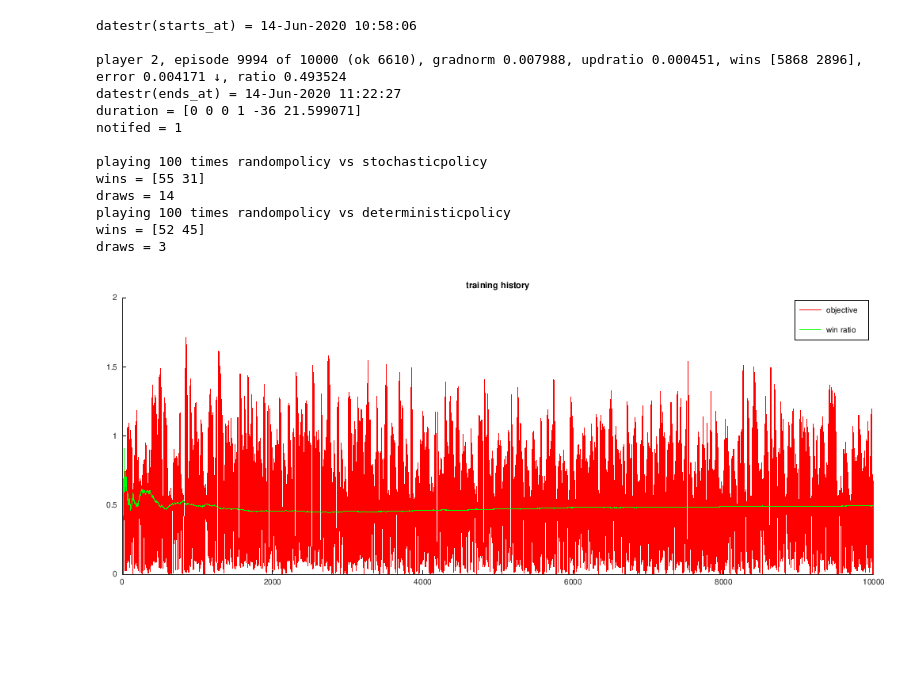
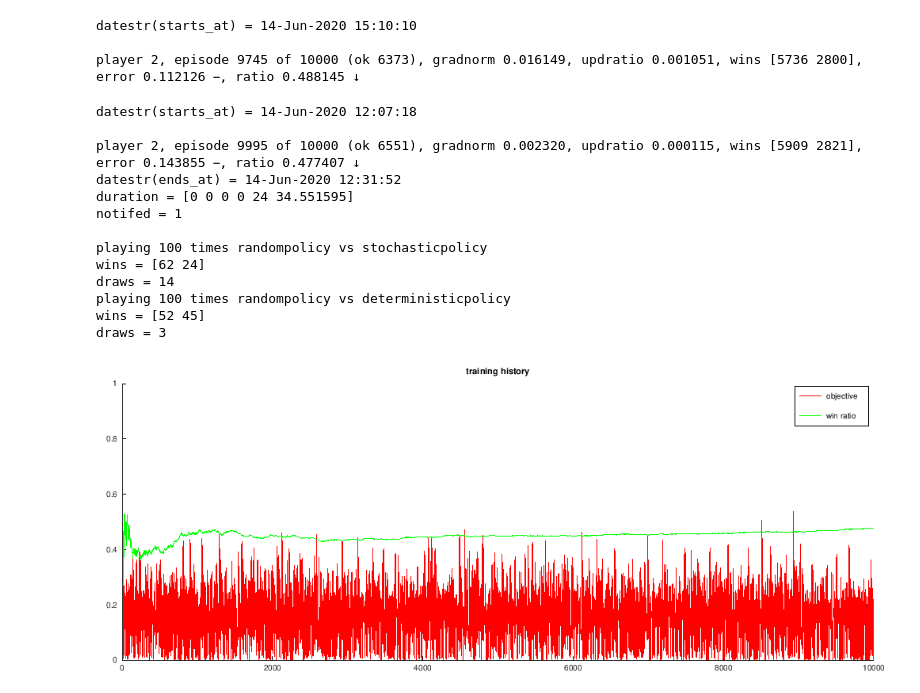
Before and after one commit to undwad/clearest-nn, a Jupyter notebook: ttt-vfun.ipynb, the cells around one changed output. Drawn from its saved outputs; the diff is of its cells as text; code cells hidden in the pictures; blank space fills up the shorter version.

```diff
--- a/ttt-vfun.ipynb
+++ b/ttt-vfun.ipynb
@@ -253,4 +252,5 @@ player 2, episode 174 of 1000 (ok 124), gradnorm 0.142306, updratio 0.011906, wi
 # %%
+tau = 10;
 printstart();
 ratio = iteration(2, 10000);
 printend(ipynb);
@@ -258,20 +258,32 @@ printend(ipynb);
 play(100, @randompolicy, @stochasticpolicy);
 play(100, @randompolicy, @deterministicpolicy);
 # %% [output]
-datestr(starts_at) = 14-Jun-2020 10:58:06
+datestr(starts_at) = 14-Jun-2020 15:10:10
 
-player 2, episode 9994 of 10000 (ok 6610), gradnorm 0.007988, updratio 0.000451, wins [5868 2896], error 0.004171 ↓, ratio 0.493524
-datestr(ends_at) = 14-Jun-2020 11:22:27
-duration = [0 0 0 1 -36 21.599071]
-notifed = 1
-
-playing 100 times randompolicy vs stochasticpolicy
-wins = [55 31]
-draws = 14
-playing 100 times randompolicy vs deterministicpolicy
-wins = [52 45]
-draws = 3
+player 2, episode 9745 of 10000 (ok 6373), gradnorm 0.016149, updratio 0.001051, wins [5736 2800], error 0.112126  , ratio 0.488145 ↓
-[figure, removed]
+# %%
+tau = 5;
+printstart();
+ratio = iteration(2, 10000);
+printend(ipynb);
+
+play(100, @randompolicy, @stochasticpolicy);
+play(100, @randompolicy, @deterministicpolicy);
+# %% [output]
+datestr(starts_at) = 14-Jun-2020 12:07:18
+
+player 2, episode 9995 of 10000 (ok 6551), gradnorm 0.002320, updratio 0.000115, wins [5909 2821], error 0.143855  , ratio 0.477407 ↓
+datestr(ends_at) = 14-Jun-2020 12:31:52
+duration = [0 0 0 0 24 34.551595]
+notifed = 1
+
+playing 100 times randompolicy vs stochasticpolicy
+wins = [62 24]
+draws = 14
+playing 100 times randompolicy vs deterministicpolicy
+wins = [52 45]
+draws = 3
+[figure, added]
 # %%
 tau = 2;
 printstart();
```
Also changed, not shown: parts of 3 cells of this notebook, 2 other files.
